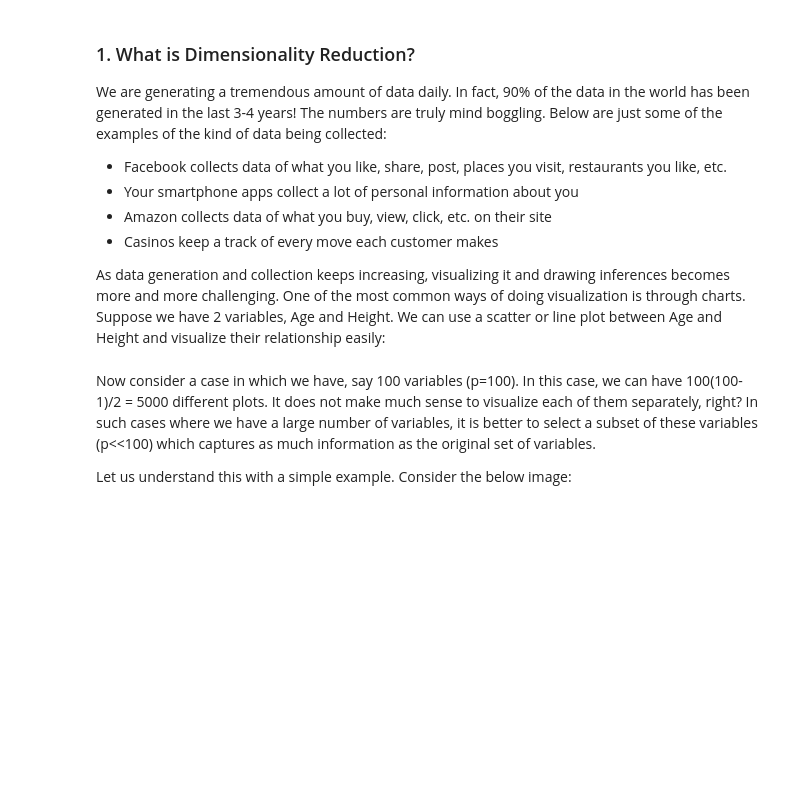
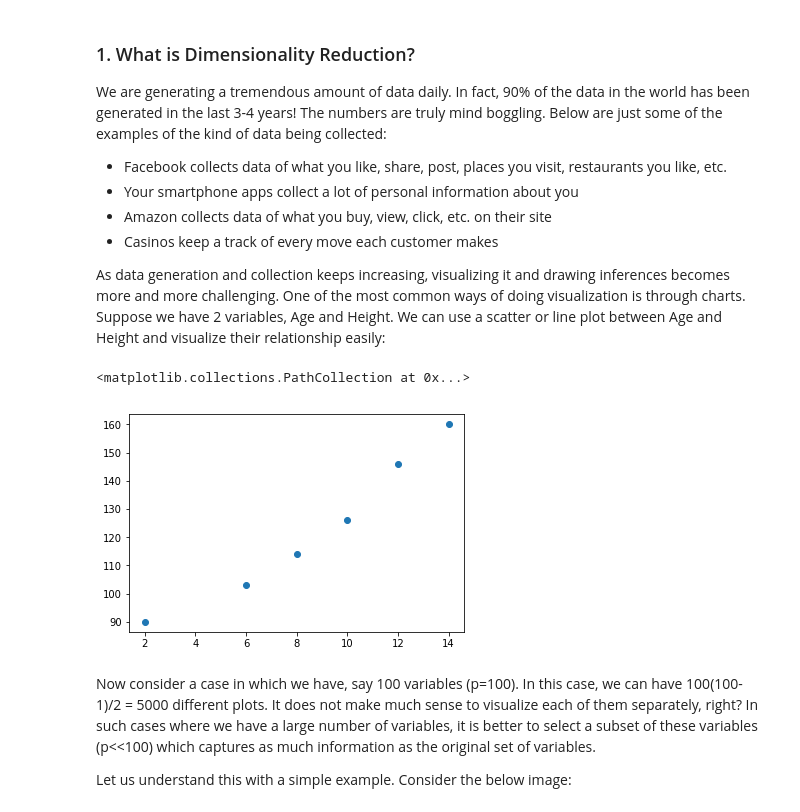
Before and after one commit to rsouza/FGV_Intro_DS, a Jupyter notebook: notebooks/EDA_Dimensionality_Reduction.ipynb, the cells around one changed output. Cells and saved outputs as stored; diff of their text form; code cells hidden in the pictures; blank space fills up the shorter version.

```diff
--- a/notebooks/EDA_Dimensionality_Reduction.ipynb
+++ b/notebooks/EDA_Dimensionality_Reduction.ipynb
@@ -68,6 +69,13 @@ We are generating a tremendous amount of data daily. In fact, 90% of the data in
 + Casinos keep a track of every move each customer makes
 
 As data generation and collection keeps increasing, visualizing it and drawing inferences becomes more and more challenging. One of the most common ways of doing visualization is through charts. Suppose we have 2 variables, Age and Height. We can use a scatter or line plot between Age and Height and visualize their relationship easily:
+# %%
+age = [2,6,8,10,12,14]
+height = [90,103,114,126,146,160]
+plt.scatter(age,height)
+# %% [output]
+<matplotlib.collections.PathCollection at 0x...>
+[figure, added]
 # %% [markdown]
 Now consider a case in which we have, say 100 variables (p=100). In this case, we can have 100(100-1)/2 = 5000 different plots. It does not make much sense to visualize each of them separately, right? In such cases where we have a large number of variables, it is better to select a subset of these variables (p<<100) which captures as much information as the original set of variables.
 
```
Also changed, not shown: parts of 29 cells of this notebook, 1 other file.
